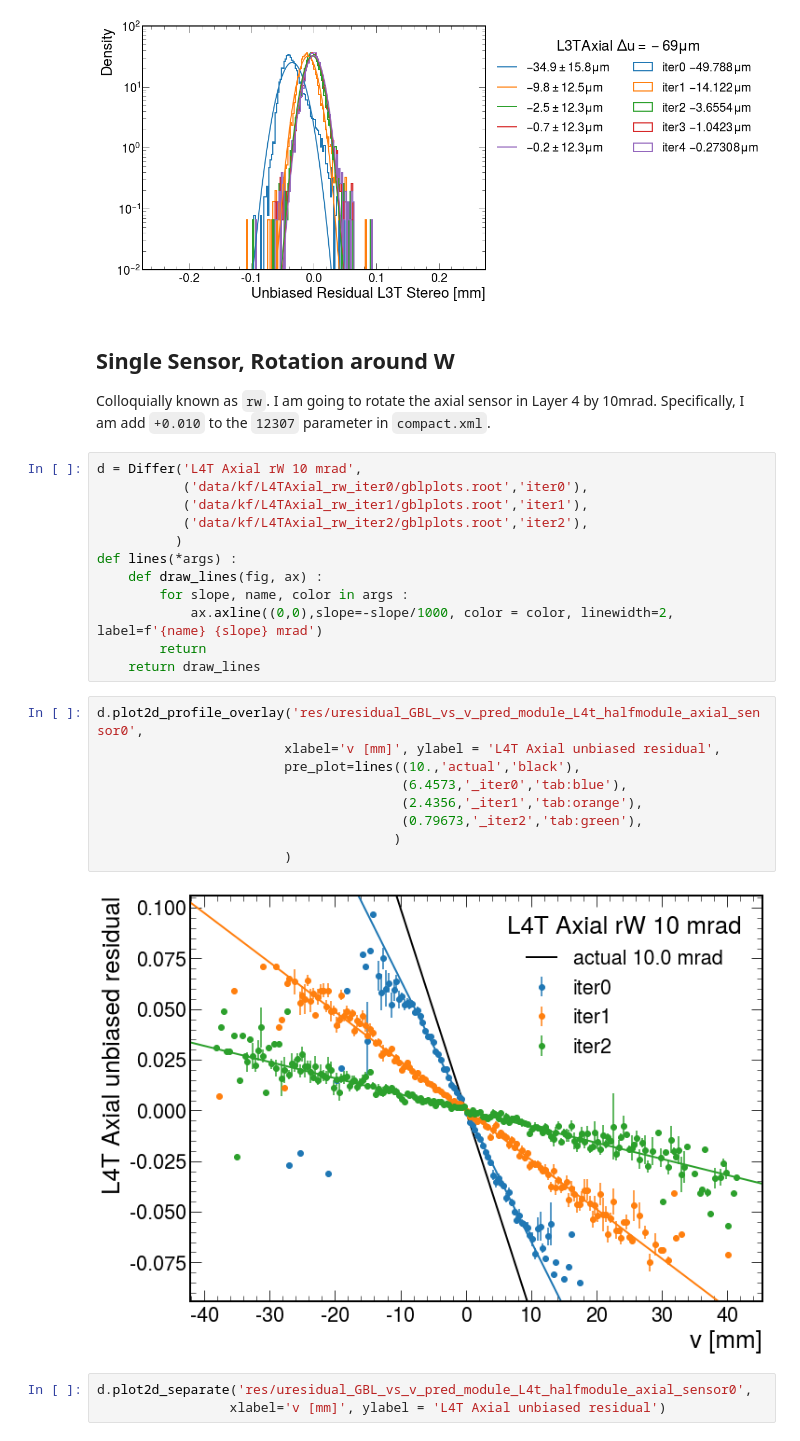
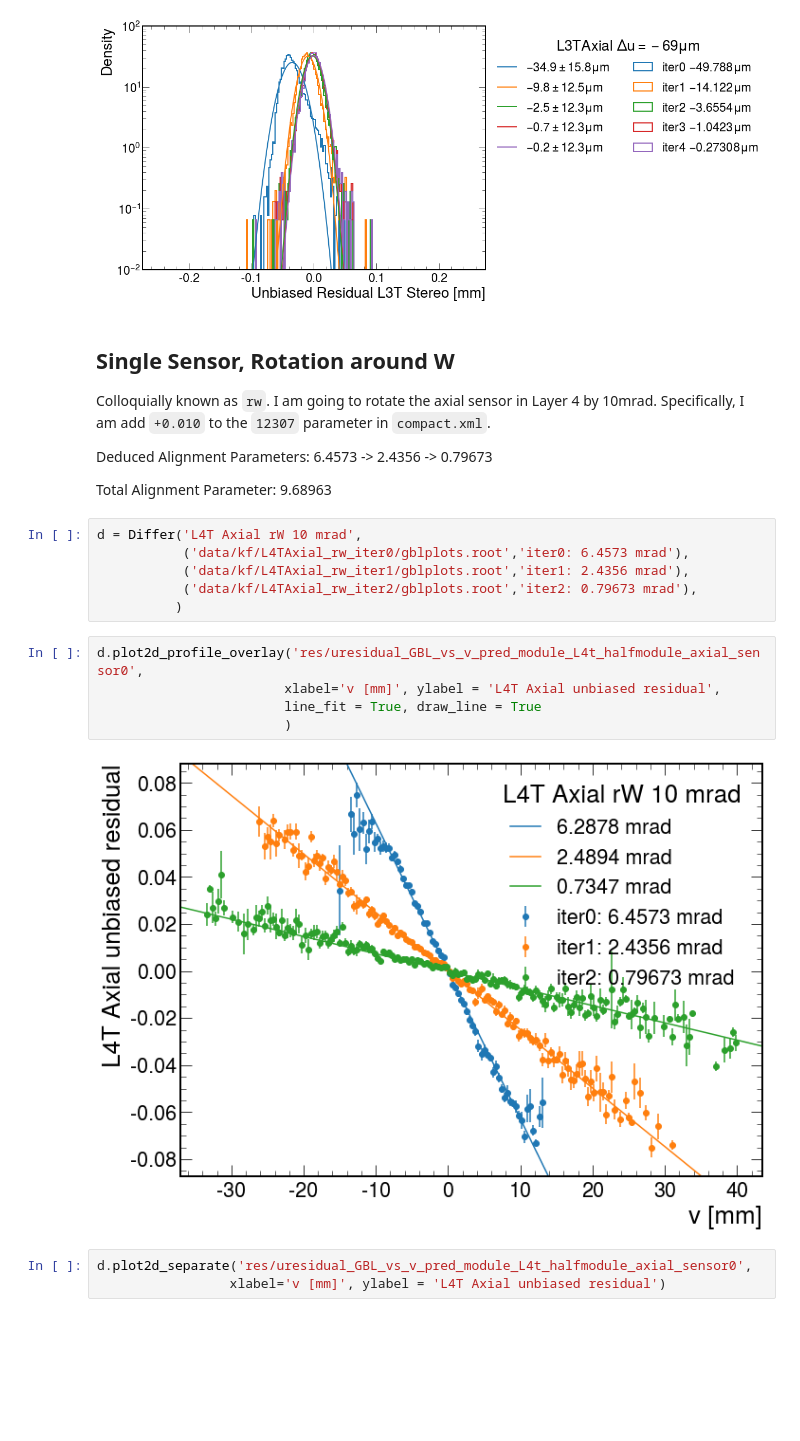
Before and after one commit to tomeichlersmith/hps, a Jupyter notebook: alignment/kf.ipynb, the cells around one changed output. Cells and saved outputs as stored; diff of their text form; blank space fills up the shorter version.

```diff
--- a/alignment/kf.ipynb
+++ b/alignment/kf.ipynb
@@ -46,29 +46,23 @@ for name, hist in sensors :
 # %% [markdown]
 ## Single Sensor, Rotation around W
 Colloquially known as `rw`. I am going to rotate the axial sensor in Layer 4 by 10mrad. Specifically, I am add `+0.010` to the `12307` parameter in `compact.xml`.
+
+Deduced Alignment Parameters: 6.4573 -> 2.4356 -> 0.79673
+
+Total Alignment Parameter: 9.68963
 # %%
 d = Differ('L4T Axial rW 10 mrad',
-           ('data/kf/L4TAxial_rw_iter0/gblplots.root','iter0'),
-           ('data/kf/L4TAxial_rw_iter1/gblplots.root','iter1'),
-           ('data/kf/L4TAxial_rw_iter2/gblplots.root','iter2'),
+           ('data/kf/L4TAxial_rw_iter0/gblplots.root','iter0: 6.4573 mrad'),
+           ('data/kf/L4TAxial_rw_iter1/gblplots.root','iter1: 2.4356 mrad'),
+           ('data/kf/L4TAxial_rw_iter2/gblplots.root','iter2: 0.79673 mrad'),
           )
-def lines(*args) :
-    def draw_lines(fig, ax) :
-        for slope, name, color in args :
-            ax.axline((0,0),slope=-slope/1000, color = color, linewidth=2, label=f'{name} {slope} mrad')
-        return
-    return draw_lines
 # %%
 d.plot2d_profile_overlay('res/uresidual_GBL_vs_v_pred_module_L4t_halfmodule_axial_sensor0',
                         xlabel='v [mm]', ylabel = 'L4T Axial unbiased residual',
-                        pre_plot=lines((10.,'actual','black'),
-                                       (6.4573,'_iter0','tab:blue'),
-                                       (2.4356,'_iter1','tab:orange'),
-                                       (0.79673,'_iter2','tab:green'),
-                                      )
+                        line_fit = True, draw_line = True
                         )
 # %% [output]
-[figure, old version]
+[figure, new version]
 # %%
 d.plot2d_separate('res/uresidual_GBL_vs_v_pred_module_L4t_halfmodule_axial_sensor0',
                  xlabel='v [mm]', ylabel = 'L4T Axial unbiased residual')
```
Also changed, not shown: 1 other file.
